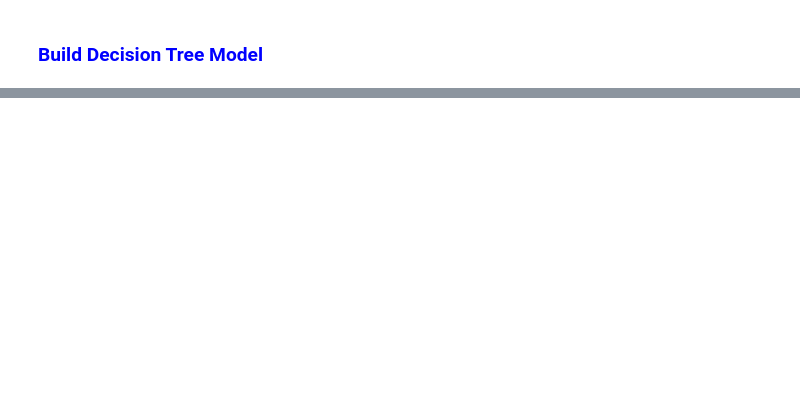
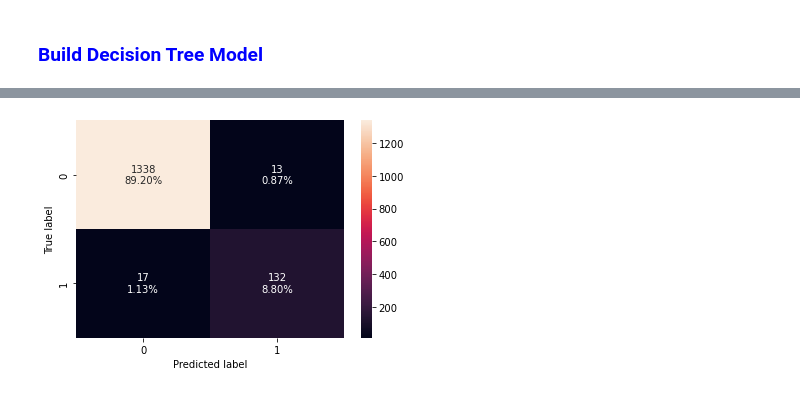
Before and after one commit to miricoder/projects, a Jupyter notebook: Supervised_Learning_Classification/Personal_Loan_Campaign.ipynb, the cells around one changed output, grey strips where cells are left out. Drawn from its saved outputs; the diff is of its cells as text; code cells hidden in the pictures; blank space fills up the shorter version.

```diff
--- a/Supervised_Learning_Classification/Personal_Loan_Campaign.ipynb
+++ b/Supervised_Learning_Classification/Personal_Loan_Campaign.ipynb
@@ -742,0 +758,4 @@ decision_tree_perf_train
+# %%
+confusion_matrix_sklearn(model0, X_test, y_test)
+# %% [output]
+[figure, added]
```
Also changed, not shown: parts of 46 cells of this notebook, 1 other file.
